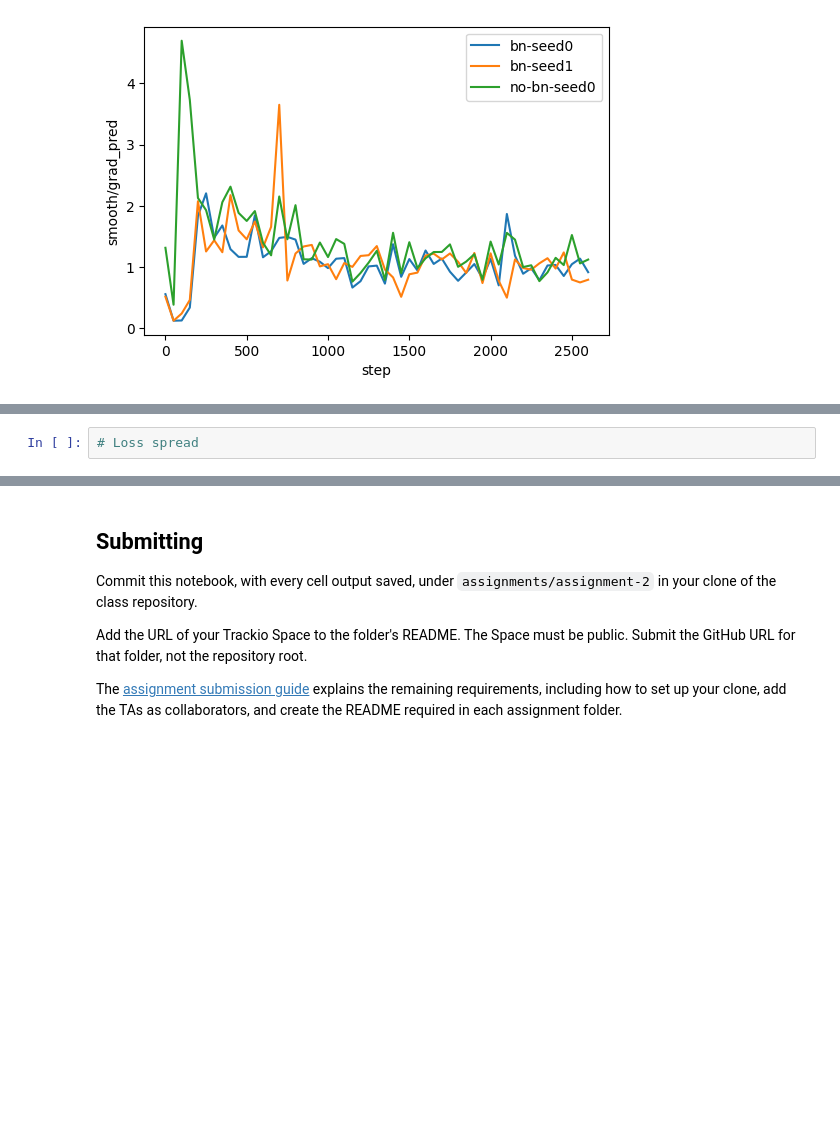
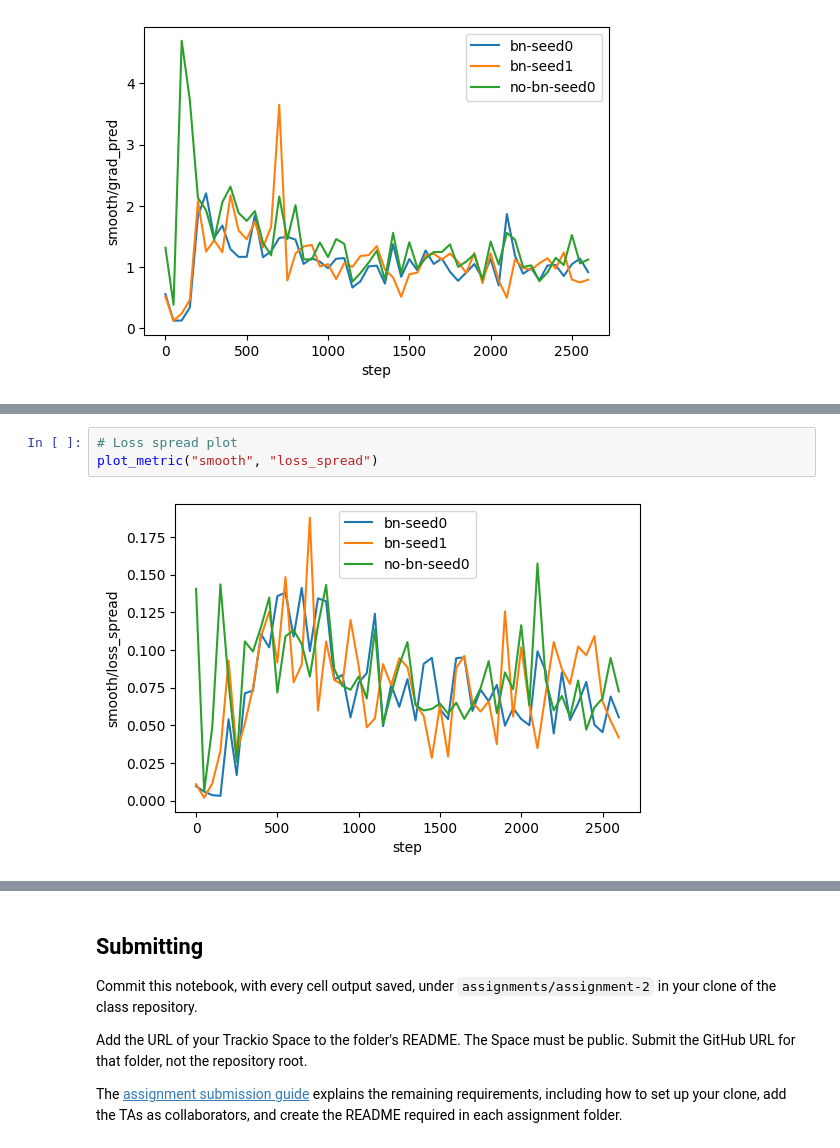
Before and after one commit to pixel82004/AI-AGENTS-INTRO-AI, a Jupyter notebook: assignments/assignment-2/detection-instrumentation.ipynb, the cells around one changed output, grey strips where cells are left out. Saved outputs shown, nothing was run; the diff lists cells and outputs as text; blank space fills up the shorter version.

```diff
--- a/assignments/assignment-2/detection-instrumentation.ipynb
+++ b/assignments/assignment-2/detection-instrumentation.ipynb
@@ -806,3 +775,6 @@ plot_metric("smooth", "grad_pred")
 # %%
-# Loss spread
+# Loss spread plot
+plot_metric("smooth", "loss_spread")
+# %% [output]
+[figure, added]
 # %%
```
Also changed, not shown: parts of 8 cells of this notebook, 1 other file.
